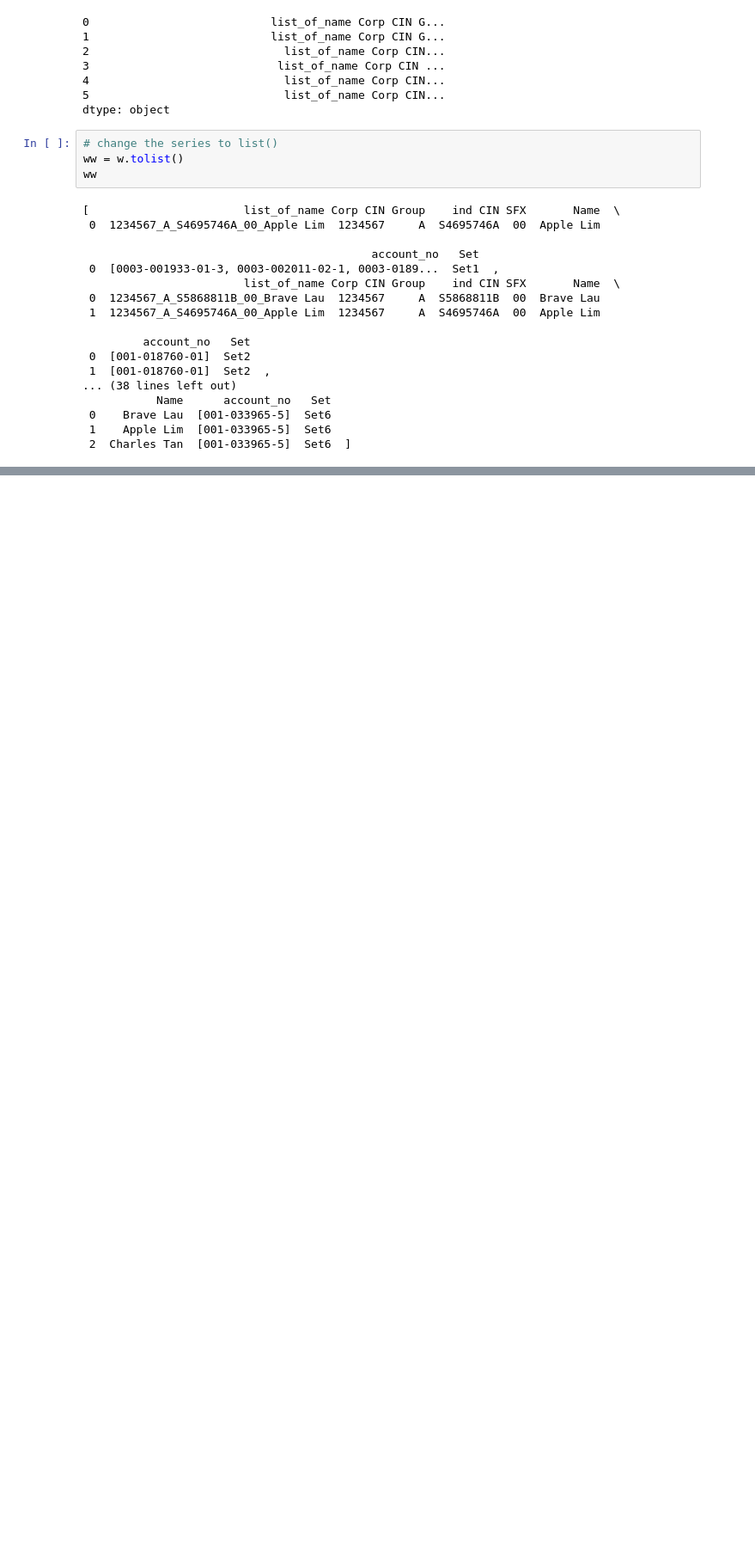
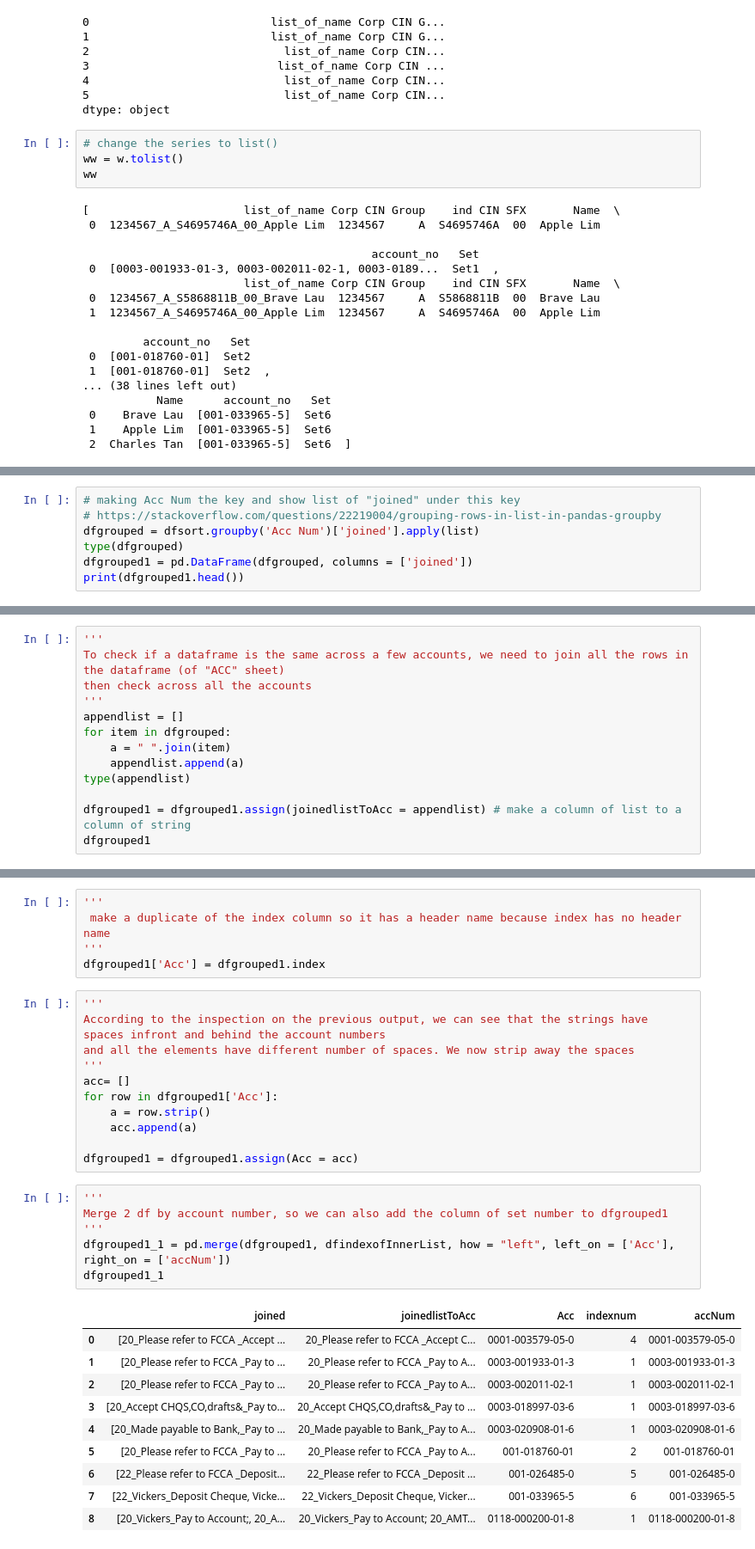
Before and after one commit to cjy93/crytography_cybersecurity_ML, a Jupyter notebook: Task1_2_CrytographyAndML_GroupToCommonDataFrames.ipynb, the cells around one changed output, grey strips where cells are left out. Shown: that part at 86% size. Drawn from its saved outputs; the diff is of its cells as text; blank space fills up the shorter version.

```diff
--- a/Task1_2_CrytographyAndML_GroupToCommonDataFrames.ipynb
+++ b/Task1_2_CrytographyAndML_GroupToCommonDataFrames.ipynb
@@ -364,0 +631,7 @@ q
+# %%
+# making Acc Num the key and show list of "joined" under this key
+# https://stackoverflow.com/questions/22219004/grouping-rows-in-list-in-pandas-groupby
+dfgrouped = dfsort.groupby('Acc Num')['joined'].apply(list)
+type(dfgrouped)
+dfgrouped1 = pd.DataFrame(dfgrouped, columns = ['joined'])
+print(dfgrouped1.head())
@@ -364,0 +646,13 @@ q
+# %%
+'''
+To check if a dataframe is the same across a few accounts, we need to join all the rows in the dataframe (of "ACC" sheet)
+then check across all the accounts
+'''
+appendlist = []
+for item in dfgrouped:
+    a = " ".join(item)
+    appendlist.append(a)
+type(appendlist)
+
+dfgrouped1 = dfgrouped1.assign(joinedlistToAcc = appendlist) # make a column of list to a column of string
+dfgrouped1
@@ -364,0 +671,33 @@ q
+# %%
+'''
+ make a duplicate of the index column so it has a header name because index has no header name
+'''
+dfgrouped1['Acc'] = dfgrouped1.index
+# %%
+'''
+According to the inspection on the previous output, we can see that the strings have spaces infront and behind the account numbers
+and all the elements have different number of spaces. We now strip away the spaces
+'''
+acc= []
+for row in dfgrouped1['Acc']:
+    a = row.strip()
+    acc.append(a)
+
+dfgrouped1 = dfgrouped1.assign(Acc = acc)
+# %%
+'''
+Merge 2 df by account number, so we can also add the column of set number to dfgrouped1
+'''
+dfgrouped1_1 = pd.merge(dfgrouped1, dfindexofInnerList, how = "left", left_on = ['Acc'], right_on = ['accNum'])
+dfgrouped1_1
+# %% [output]
+|  | joined | joinedlistToAcc | Acc | indexnum | accNum |
+| 0 | [20_Please refer to FCCA _Accept ... | 20_Please refer to FCCA _Accept C... | 0001-003579-05-0 | 4 | 0001-003579-05-0 |
+| 1 | [20_Please refer to FCCA _Pay to ... | 20_Please refer to FCCA _Pay to A... | 0003-001933-01-3 | 1 | 0003-001933-01-3 |
+| 2 | [20_Please refer to FCCA _Pay to ... | 20_Please refer to FCCA _Pay to A... | 0003-002011-02-1 | 1 | 0003-002011-02-1 |
+| 3 | [20_Accept CHQS,CO,drafts&_Pay to... | 20_Accept CHQS,CO,drafts&_Pay to ... | 0003-018997-03-6 | 1 | 0003-018997-03-6 |
+| 4 | [20_Made payable to Bank,_Pay to ... | 20_Made payable to Bank,_Pay to A... | 0003-020908-01-6 | 1 | 0003-020908-01-6 |
+| 5 | [20_Please refer to FCCA _Pay to ... | 20_Please refer to FCCA _Pay to A... | 001-018760-01 | 2 | 001-018760-01 |
+| 6 | [22_Please refer to FCCA _Deposit... | 22_Please refer to FCCA _Deposit ... | 001-026485-0 | 5 | 001-026485-0 |
+| 7 | [22_Vickers_Deposit Cheque, Vicke... | 22_Vickers_Deposit Cheque, Vicker... | 001-033965-5 | 6 | 001-033965-5 |
+| 8 | [20_Vickers_Pay to Account;, 20_A... | 20_Vickers_Pay to Account; 20_AMT... | 0118-000200-01-8 | 1 | 0118-000200-01-8 |
```
Also changed, not shown: parts of 24 cells of this notebook, 1 other file.
